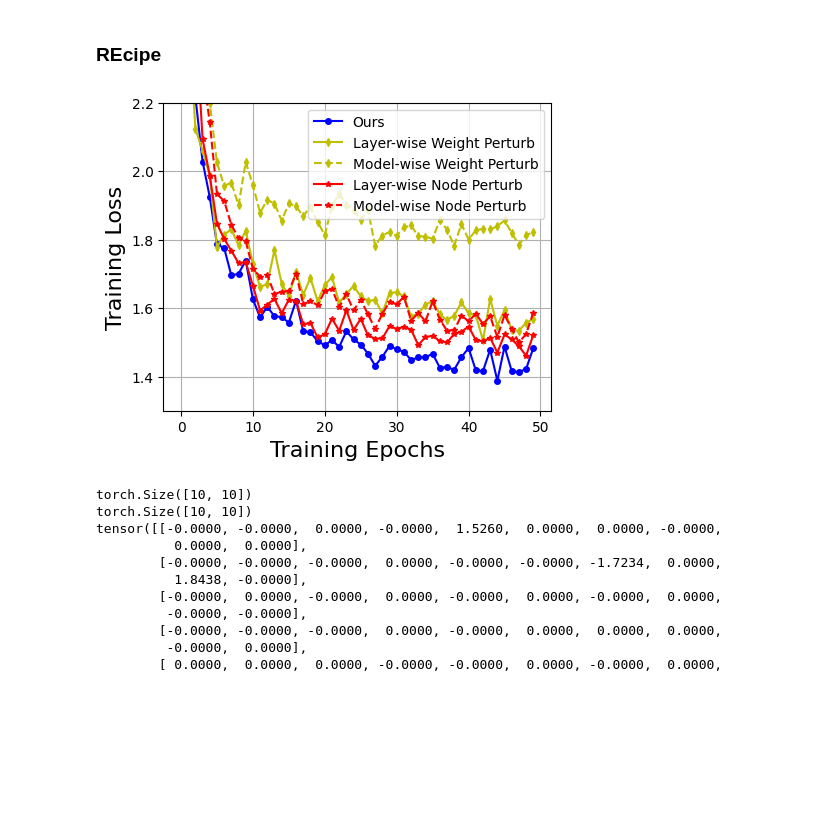
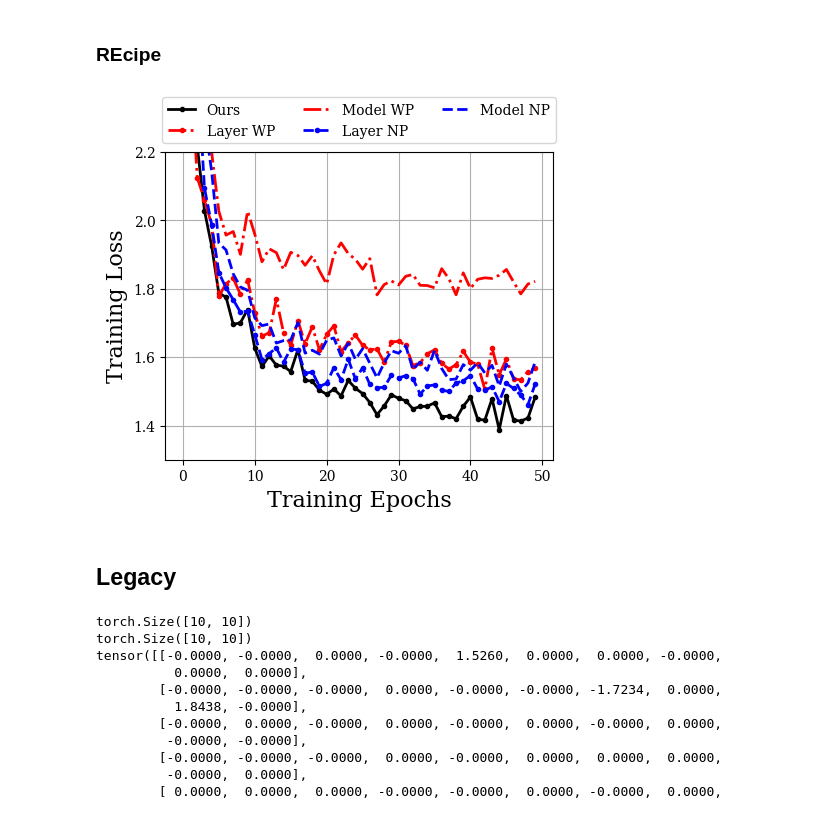
Before and after one commit to olokevin/tiny-training, a Jupyter notebook: test.ipynb, the cells around one changed output. Drawn from its saved outputs; the diff is of its cells as text; code cells hidden in the pictures; blank space fills up the shorter version.

```diff
--- a/test.ipynb
+++ b/test.ipynb
@@ -43,6 +43,7 @@ print(test_accuracy_list)
 # %%
 import matplotlib.pyplot as plt
 import re
+plt.rcParams['font.family'] = 'serif'
 
 def get_train_loss(log_file_path):
     epochs_list = []
@@ -133,58 +147,88 @@ log_file_path = '/home/yequan_zhao/Project/Edge/tiny-training/algorithm/runs/dat
 epochs, train_loss = get_train_loss(log_file_path)
 test_loss_dict[name] = train_loss
 
-name = 'Layer-wise Weight Perturb'
+# name = 'Layer-wise Weight Perturb'
+name = 'Layer WP'
 log_file_path = '/home/yequan_zhao/Project/Edge/tiny-training/algorithm/runs/dataset/mcunet-5fps/ZO/20240902-232040-2055555/exp.log'
 epoch_list, train_loss = get_train_loss(log_file_path)
 test_loss_dict[name] = train_loss
 
-name = 'Model-wise Weight Perturb'
+# name = 'Model-wise Weight Perturb'
+name = 'Model WP'
 log_file_path = '/home/yequan_zhao/Project/Edge/tiny-training/algorithm/runs/dataset/mcunet-5fps/ZO/20240903-022038-2099596/exp.log'
 epoch_list, train_loss = get_train_loss(log_file_path)
 test_loss_dict[name] = train_loss
 
-name = 'Layer-wise Node Perturb'
+# name = 'Layer-wise Node Perturb'
+name = 'Layer NP'
 log_file_path = '/home/yequan_zhao/Project/Edge/tiny-training/algorithm/runs/dataset/mcunet-5fps/ZO/20240902-231754-2048627/exp.log'
 epoch_list, train_loss = get_train_loss(log_file_path)
 test_loss_dict[name] = train_loss
 
-name = 'Model-wise Node Perturb'
+# name = 'Model-wise Node Perturb'
+name = 'Model NP'
 log_file_path = '/home/yequan_zhao/Project/Edge/tiny-training/algorithm/runs/dataset/mcunet-5fps/ZO/20240903-014045-2078854/exp.log'
 epoch_list, train_loss = get_train_loss(log_file_path)
 test_loss_dict[name] = train_loss
 
 # Plotting
+# fig, axs = plt.subplots(1, 1, figsize=(5, 4))
+# for name, test_loss_list in test_loss_dict.items():
+#     if name == 'Ours':
+#         linestyle = 'solid'
+#     elif 'Model' in name:
+#         linestyle = 'dashed'
+#     elif 'Layer' in name:
+#         linestyle = 'solid'
+#     if name == 'Ours':
+#         color = 'b'
+#         marker = 'o'
+#     elif 'Weight' in name:
+#         color = 'y'
+#         marker = 'd'
+#     elif 'Node' in name:
+#         color = 'r'
+#         marker = '*'
+#     axs.plot(epochs, test_loss_list, label=name, linestyle=linestyle, color=color, marker=marker, markersize=4)
+
 fig, axs = plt.subplots(1, 1, figsize=(5, 4))
 for name, test_loss_list in test_loss_dict.items():
     if name == 'Ours':
+        marker = 'o'
+    elif 'Model' in name:
+        marker = None
+    elif 'Layer' in name:
+        marker = 'o'
+
+    if name == 'Ours':
+        color = 'black'
         linestyle = 'solid'
-    elif 'Model' in name:
+    elif 'WP' in name:
+        color = 'r'
+        linestyle = 'dashdot'
+    elif 'NP' in name:
+        color = 'b'
         linestyle = 'dashed'
-    elif 'Layer' in name:
-        linestyle = 'solid'
-    if name == 'Ours':
-        color = 'b'
-        marker = 'o'
-    elif 'Weight' in name:
-        color = 'y'
-        marker = 'd'
-    elif 'Node' in name:
-        color = 'r'
-        marker = '*'
-    axs.plot(epochs, test_loss_list, label=name, linestyle=linestyle, color=color, marker=marker, markersize=4)
+    axs.plot(epochs, test_loss_list, label=name, linestyle=linestyle, color=color, marker=marker, markersize=3, linewidth=2)
+
 
 axs.set_xlabel('Training Epochs', fontsize=16)
 axs.set_ylabel('Training Loss', fontsize=16)
 # axs.set_xlim(left=4)
 axs.set_ylim(1.3, 2.2)
 # axs.set_xlim(4, max(epochs))
 # plt.title('Train Loss vs Epoch')
 axs.grid(True)
-axs.legend(loc='upper right', fontsize=10)
+# axs.legend(loc='upper right', fontsize=10)
+axs.legend(bbox_to_anchor=(0.5, 1.2), loc='upper center', fontsize=10, ncol=3)
 
+# plt.tight_layout()
 plt.show()
+fig.savefig('figures/abla_loss_recipe.pdf', format='pdf', bbox_inches='tight')
 # %% [output]
-[figure, old version]
+[figure, new version]
+# %% [markdown]
+## Legacy
 # %%
 import torch
 
```
Also changed, not shown: parts of 1 cell of this notebook, 3 other files.
